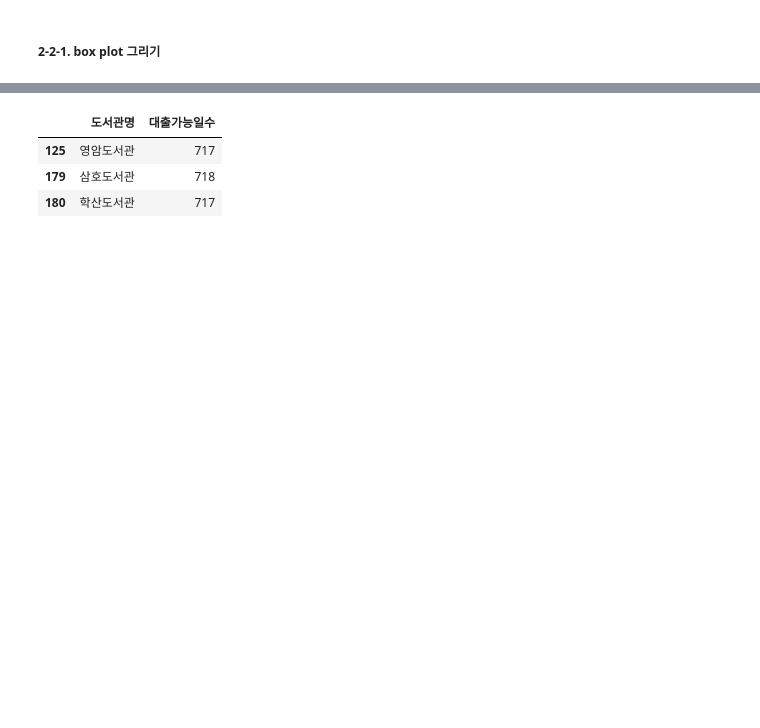
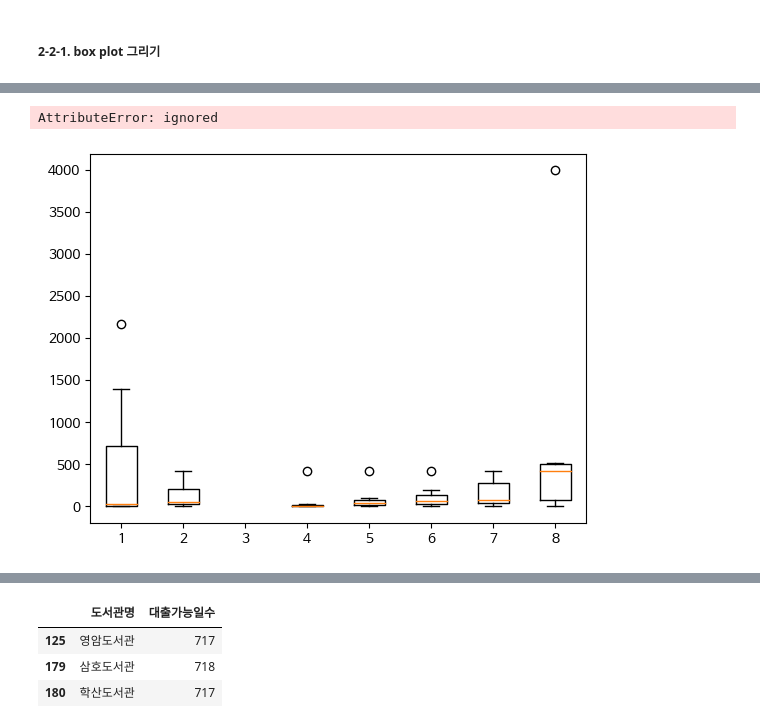
Before and after one commit to dev-hw/SeSAC-live_map, a Jupyter notebook: pro/1_도서관_프로젝트.ipynb, the cells around one changed output, grey strips where cells are left out. Saved outputs shown, nothing was run; the diff lists cells and outputs as text; code cells hidden in the pictures; blank space fills up the shorter version.

```diff
--- a/pro/1_도서관_프로젝트.ipynb
+++ b/pro/1_도서관_프로젝트.ipynb
@@ -511,0 +541,11 @@ plt.show()
+# %%
+# 도서관 유형별 열람좌석수 요약 확인
+num_group_seat_data = pro_data.loc[:,['도서관유형', '열람좌석수']].groupby(pro_data['도서관유형'])
+tmp1 = num_group_seat_data.describe()
+
+plt.boxplot(tmp1)
+plt.xlabel(tmp1.indexs) #인덱스를 xlabel로 지정할 수 없는지 찾아보기..
+plt.show()
+# %% [output]
+AttributeError: ignored
+[figure, added]
```
Also changed, not shown: parts of 18 cells of this notebook.
